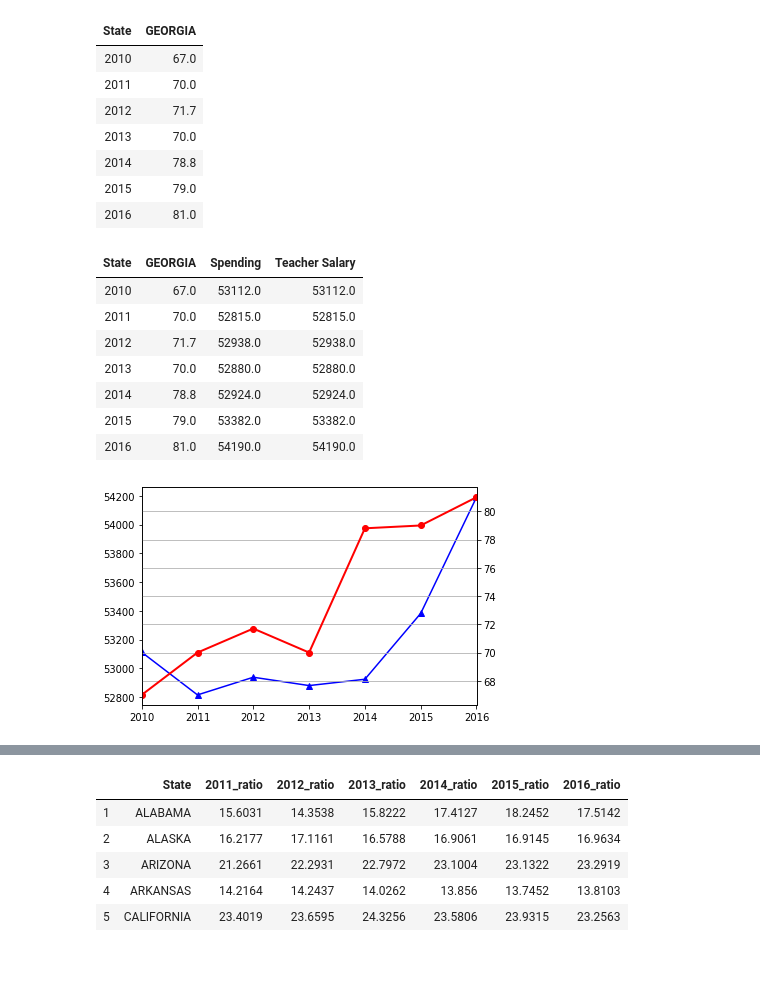
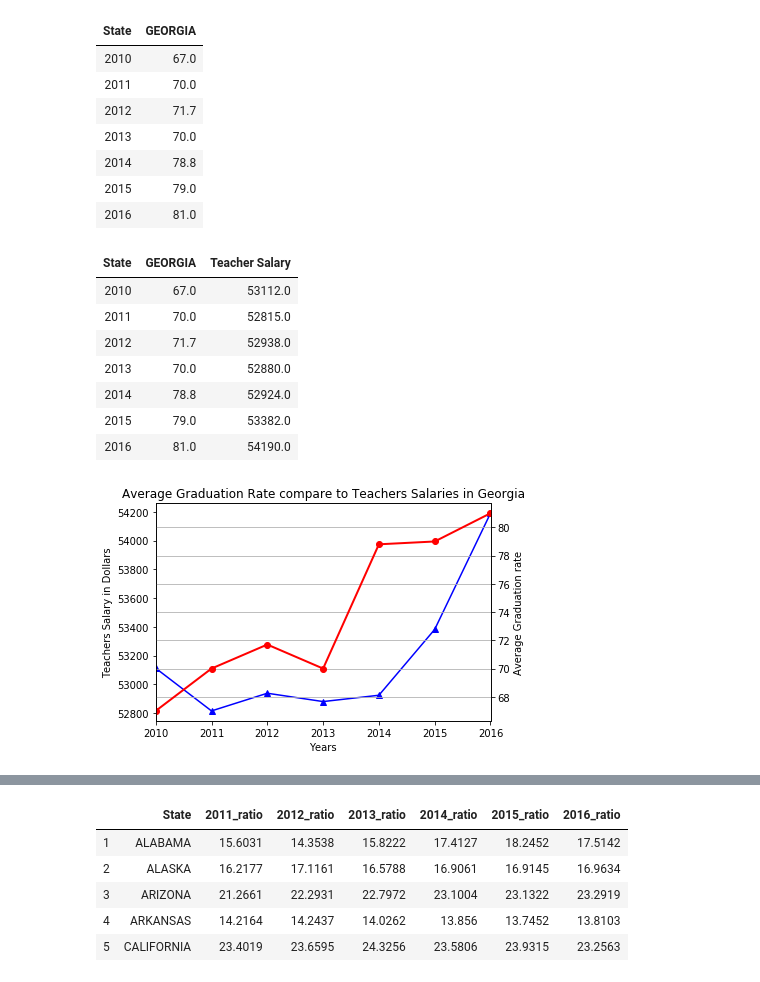
Before and after one commit to ScriptMigo/Project-1, a Jupyter notebook: teacher.ipynb, the cells around one changed output, grey strips where cells are left out. Drawn from its saved outputs; the diff is of its cells as text; code cells hidden in the pictures.

```diff
--- a/teacher.ipynb
+++ b/teacher.ipynb
@@ -48,4 +48,4 @@ grad_rate.shape
 # %%
-grad_rate_df = grad_rate.rename(columns={"Unmaned: 0":"States", "Unnamed: 1":"2010", "Unnamed: 2":"2011", "Unnamed: 3":"2012", "Unnamed: 4":"2013", "Unnamed: 5":"2014", "Unnamed: 6":"2015", "Unnamed: 7":"2016" })
+grad_rate_df = grad_rate.rename(columns={"Unmaned: 0":"States", "Unnamed: 1":"2011", "Unnamed: 2":"2012", "Unnamed: 3":"2013", "Unnamed: 4":"2014", "Unnamed: 5":"2015", "Unnamed: 6":"2016", "Unnamed: 7": "Average" })
 grad_rate_df.head()
 # %% [output]
@@ -112,5 +109,5 @@ Unnamed: 10    88.272857
 Name: Kentucky, dtype: float64
 # %%
-clean_grad_rate = grad_rate_renamed.drop(columns=['Unnamed: 8', 'Unnamed: 9', 'Unnamed: 10'])
-clean_grad_rate.head()
+clean_grad_rate = grad_rate_renamed.drop(columns=['Unnamed: 8', 'Unnamed: 9'])
+clean_grad_rate
 # %% [output]
@@ -123,2 +131,5 @@ clean_grad_rate.head()
+# %%
+# weather["Temp"] = weather.Temp.astype(float)
+clean_grad_rate['2016'] = clean_grad_rate['2016'].astype(float)
 # %%
 us_grad_rate = pd.DataFrame(clean_grad_rate.mean())
@@ -859,3 +916,0 @@ clean_grad_rate_df.head()
-# %%
-grad_rate_df_reset = clean_grad_rate_df.set_index('State').drop(['Agg'], axis=1)
-grad_rate_df_reset.head()
@@ -1252,22 +1401,28 @@ ga_grad_sorted_df_1
 ga_grad_sorted_df_1['Teacher Salary'] = teacher_salaries_ga_df_2['Georgia']
 ga_grad_sorted_df_1
 # %% [output]
-| State | GEORGIA | Spending | Teacher Salary |
-| 2010 | 67.0 | 53112.0 | 53112.0 |
-| 2011 | 70.0 | 52815.0 | 52815.0 |
-| 2012 | 71.7 | 52938.0 | 52938.0 |
-| 2013 | 70.0 | 52880.0 | 52880.0 |
-| 2014 | 78.8 | 52924.0 | 52924.0 |
-| 2015 | 79.0 | 53382.0 | 53382.0 |
-| 2016 | 81.0 | 54190.0 | 54190.0 |
+| State | GEORGIA | Teacher Salary |
+| 2010 | 67.0 | 53112.0 |
+| 2011 | 70.0 | 52815.0 |
+| 2012 | 71.7 | 52938.0 |
+| 2013 | 70.0 | 52880.0 |
+| 2014 | 78.8 | 52924.0 |
+| 2015 | 79.0 | 53382.0 |
+| 2016 | 81.0 | 54190.0 |
 # %%
 fig = plt.figure()
 ax = ga_grad_sorted_df_1['Teacher Salary'].plot(kind='line', marker='^', linestyle='-', color='b', label='Teacher Salary')
+plt.ylabel('Teachers Salary in Dollars')
+plt.xlabel('Years')
 ax2 = ax.twinx()
 ax2.plot(ga_grad_sorted_df_1['GEORGIA'].values, linestyle='-', marker='o', linewidth=2.0, color='red')
+plt.ylabel('Average Graduation rate')
+plt.title('Average Graduation Rate compare to Teachers Salaries in Georgia')
 plt.grid()
+plt.savefig('Average Graduation Rate compare to Teachers Salaries in Georgia')
+plt.show()
 # %% [output]
-[figure, old version]
+[figure, new version]
 # %%
 ratio_cleaned_df.head()
 # %% [output]
```
Also changed, not shown: parts of 85 cells of this notebook, 32 other files.
